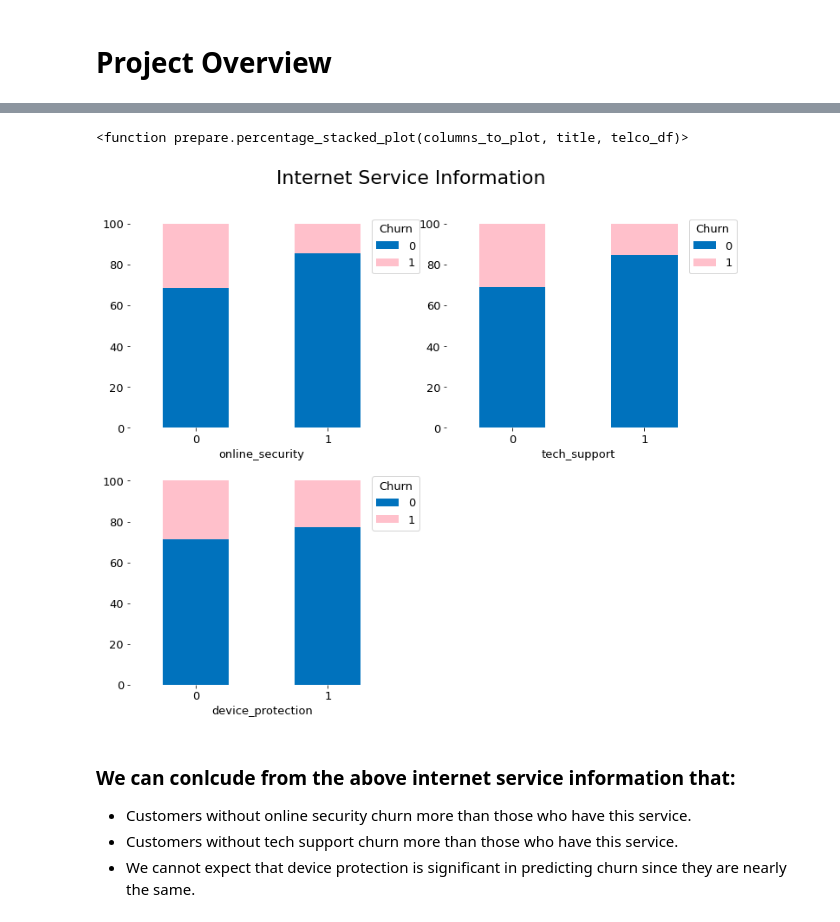
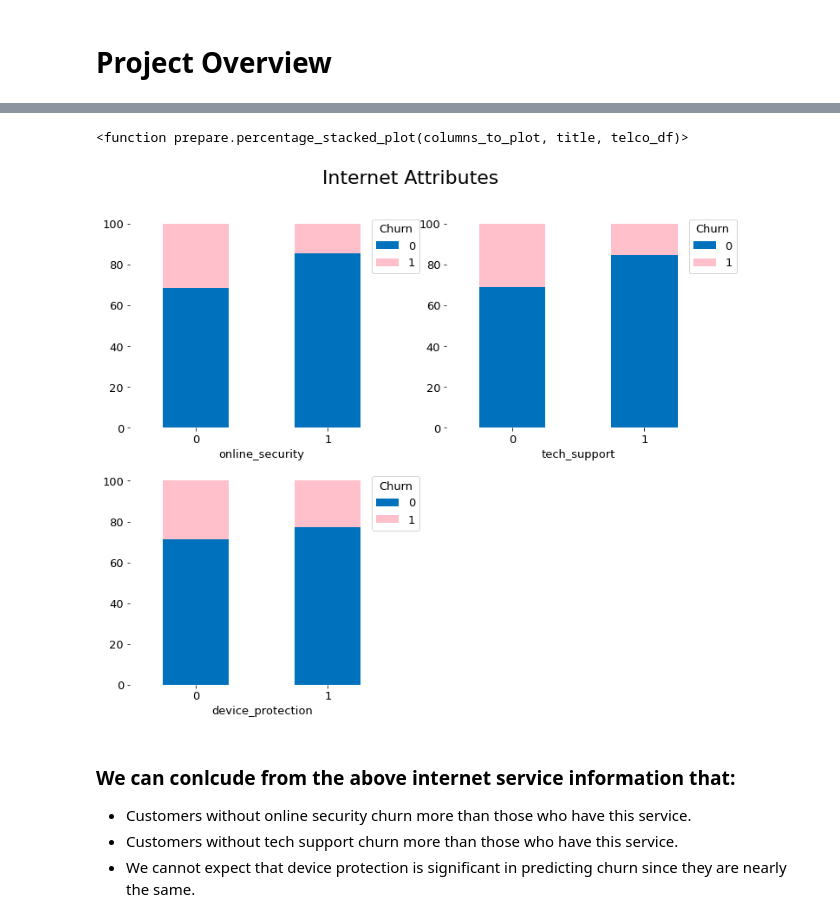
Before and after one commit to raycerna/telco-churn-analysis, a Jupyter notebook: final_report.ipynb, the cells around one changed output, grey strips where cells are left out. Cells and saved outputs as stored; diff of their text form; code cells hidden in the pictures.

```diff
--- a/final_report.ipynb
+++ b/final_report.ipynb
@@ -85,13 +67,15 @@ percentage_stacked_plot(account_columns, 'Customer Account Information', telco_d
 - customers who manually pay their bill are more likely to churn.
 # %%
-# type of internet service column names
+# type of internet service attributes
 services_columns = ['online_security', 'tech_support', 'device_protection']
 
-# stacked plot of internet service columns
-percentage_stacked_plot(services_columns, 'Internet Service Information', telco_df)
+# stacked plot of internet service attributes
+percentage_stacked_plot(services_columns, 'Internet Attributes', telco_df)
+
+#0 means no they do not have this feature
 # %% [output]
 <function prepare.percentage_stacked_plot(columns_to_plot, title, telco_df)>
-[figure, old version]
+[figure, new version]
 # %% [markdown]
 ### We can conlcude from the above internet service information that:
 
```
Also changed, not shown: parts of 39 cells of this notebook.
